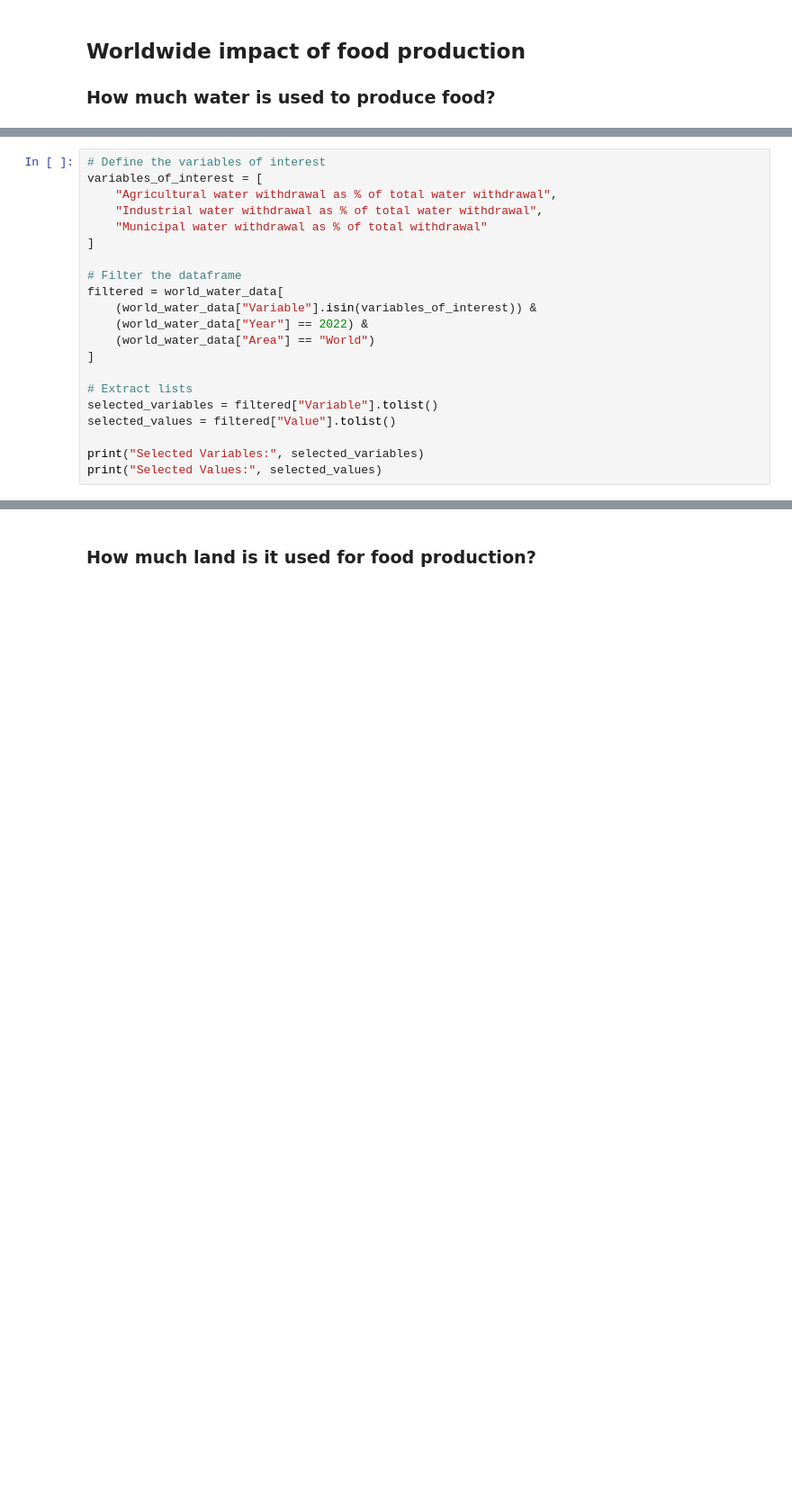
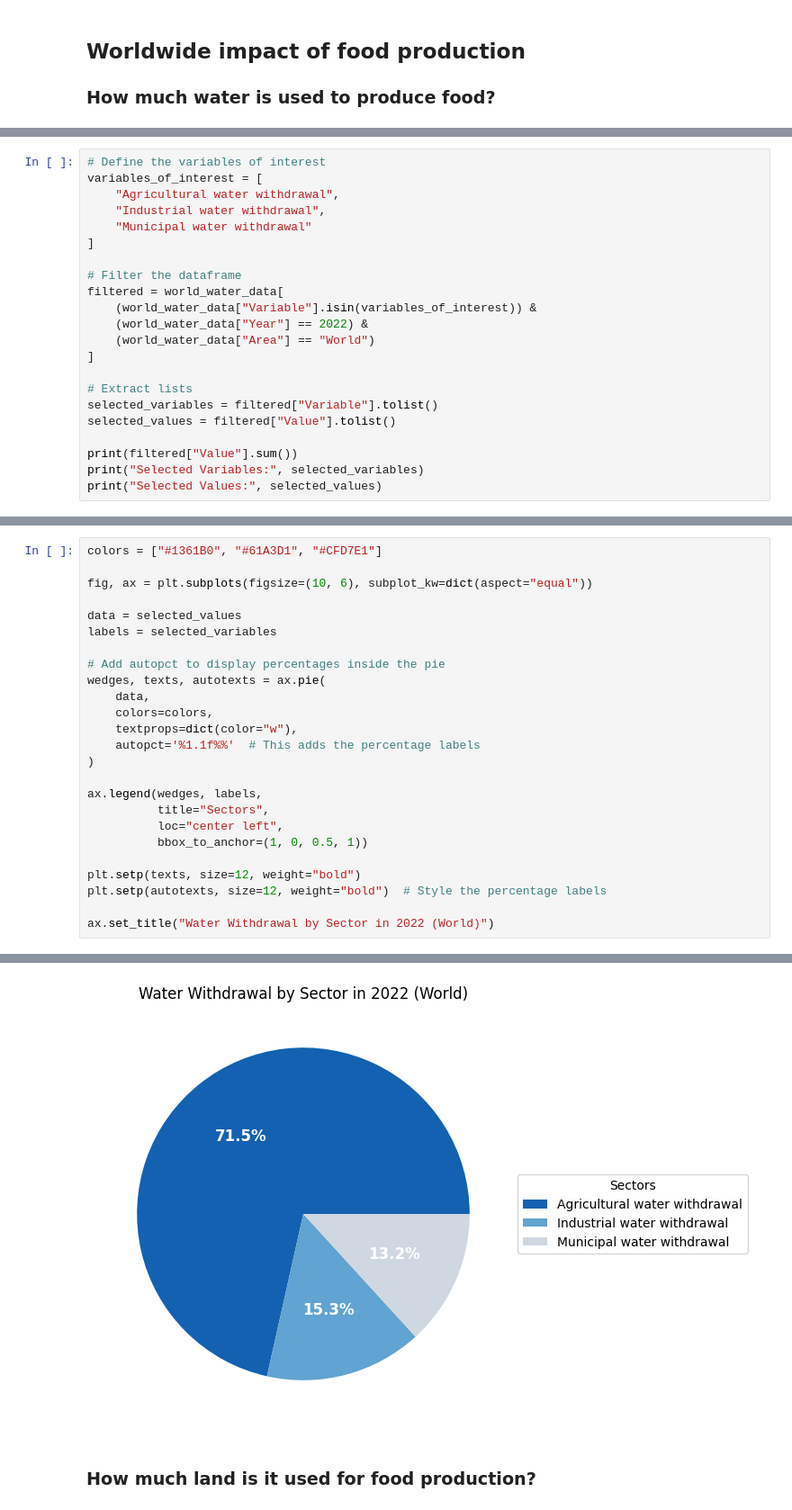
Before and after one commit to TCoaM/TrueCostOfAMeal, a Jupyter notebook: simo_notebook.ipynb, the cells around one changed output, grey strips where cells are left out. Shown at 90% size. Drawn from its saved outputs; the diff is of its cells as text; blank space fills up the shorter version.

```diff
--- a/simo_notebook.ipynb
+++ b/simo_notebook.ipynb
@@ -120,9 +138,9 @@ fao_greenhouse_gas_emissions.head(10)
 # %%
 # Define the variables of interest
 variables_of_interest = [
-    "Agricultural water withdrawal as % of total water withdrawal",
-    "Industrial water withdrawal as % of total water withdrawal",
-    "Municipal water withdrawal as % of total withdrawal"
+    "Agricultural water withdrawal",
+    "Industrial water withdrawal",
+    "Municipal water withdrawal"
 ]
 
 # Filter the dataframe
@@ -136,6 +154,7 @@ filtered = world_water_data[
 selected_variables = filtered["Variable"].tolist()
 selected_values = filtered["Value"].tolist()
 
+print(filtered["Value"].sum())
 print("Selected Variables:", selected_variables)
 print("Selected Values:", selected_values)
 # %% [output]
@@ -157,0 +172,26 @@ ax.pie(sizes, labels=labels)
+# %%
+colors = ["#1361B0", "#61A3D1", "#CFD7E1"]
+
+fig, ax = plt.subplots(figsize=(10, 6), subplot_kw=dict(aspect="equal"))
+
+data = selected_values
+labels = selected_variables
+
+# Add autopct to display percentages inside the pie
+wedges, texts, autotexts = ax.pie(
+    data,
+    colors=colors,
+    textprops=dict(color="w"),
+    autopct='%1.1f%%'  # This adds the percentage labels
+)
+
+ax.legend(wedges, labels,
+          title="Sectors",
+          loc="center left",
+          bbox_to_anchor=(1, 0, 0.5, 1))
+
+plt.setp(texts, size=12, weight="bold")
+plt.setp(autotexts, size=12, weight="bold")  # Style the percentage labels
+
+ax.set_title("Water Withdrawal by Sector in 2022 (World)")
+# %% [output]
@@ -158,2 +199,3 @@ ax.pie(sizes, labels=labels)
+[figure, added]
 # %% [markdown]
 ### How much land is it used for food production?
```
Also changed, not shown: parts of 20 cells of this notebook.
